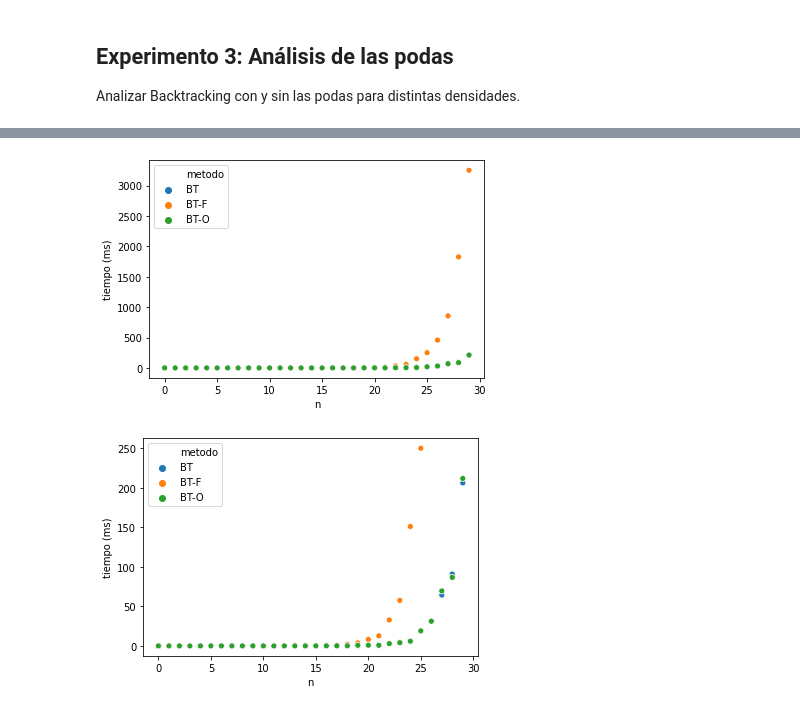
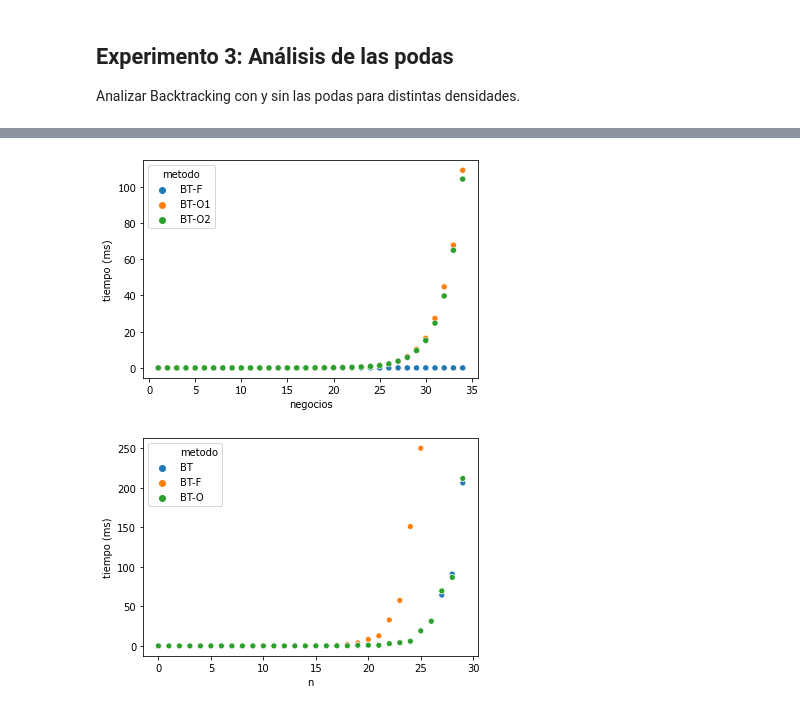
Before and after one commit to ZarthaxX/algo3-tp1, a Jupyter notebook: experimentacion/notebooks/analisis.ipynb, the cells around one changed output, grey strips where cells are left out. Cells and saved outputs as stored; diff of their text form; code cells hidden in the pictures.

```diff
--- a/experimentacion/notebooks/analisis.ipynb
+++ b/experimentacion/notebooks/analisis.ipynb
@@ -152,10 +147,11 @@ plt.savefig("graficos/bt-podas-alta-zoom.svg");
 # %%
-df_BT_densidad_baja = df_resultados[((df_resultados["metodo"]=="BT") | (df_resultados["metodo"]=="BT-F") | (df_resultados["metodo"]=="BT-O")) & (df_resultados["dataset"] == "densidad-baja")].copy();
-fig = sns.scatterplot(data=df_BT_densidad_baja, x='n', y='tiempo', hue='metodo');
-fig.set(xlabel='n', ylabel='tiempo (ms)');
-plt.savefig("graficos/bt-podas-baja.svg");
+df_BT_tolerancia_baja = df_resultados[((df_resultados["metodo"]=="BT-F") | (df_resultados["metodo"]=="BT-O1") | (df_resultados["metodo"]=="BT-O2")) & (df_resultados["dataset"] == "tolerancia-baja")].copy();
+df_BT_tolerancia_baja = df_BT_tolerancia_baja[df_BT_tolerancia_baja["tiempo"] < 2000]; # Sacamos outliers.
+fig = sns.scatterplot(data=df_BT_tolerancia_baja, x='negocios', y='tiempo', hue='metodo');
+fig.set(xlabel='negocios', ylabel='tiempo (ms)');
+plt.savefig("..\\graphs\\BT-podas.svg");
 # %% [output]
-[figure, old version]
+[figure, new version]
 # %%
 # Acercamos un poco la lupa para ver la diferencia entre BT y BT-O.
 fig = sns.scatterplot(data=df_BT_densidad_baja[df_BT_densidad_baja["tiempo"]<400], x='n', y='tiempo', hue='metodo');
```
Also changed, not shown: parts of 12 cells of this notebook, 7 other files.
